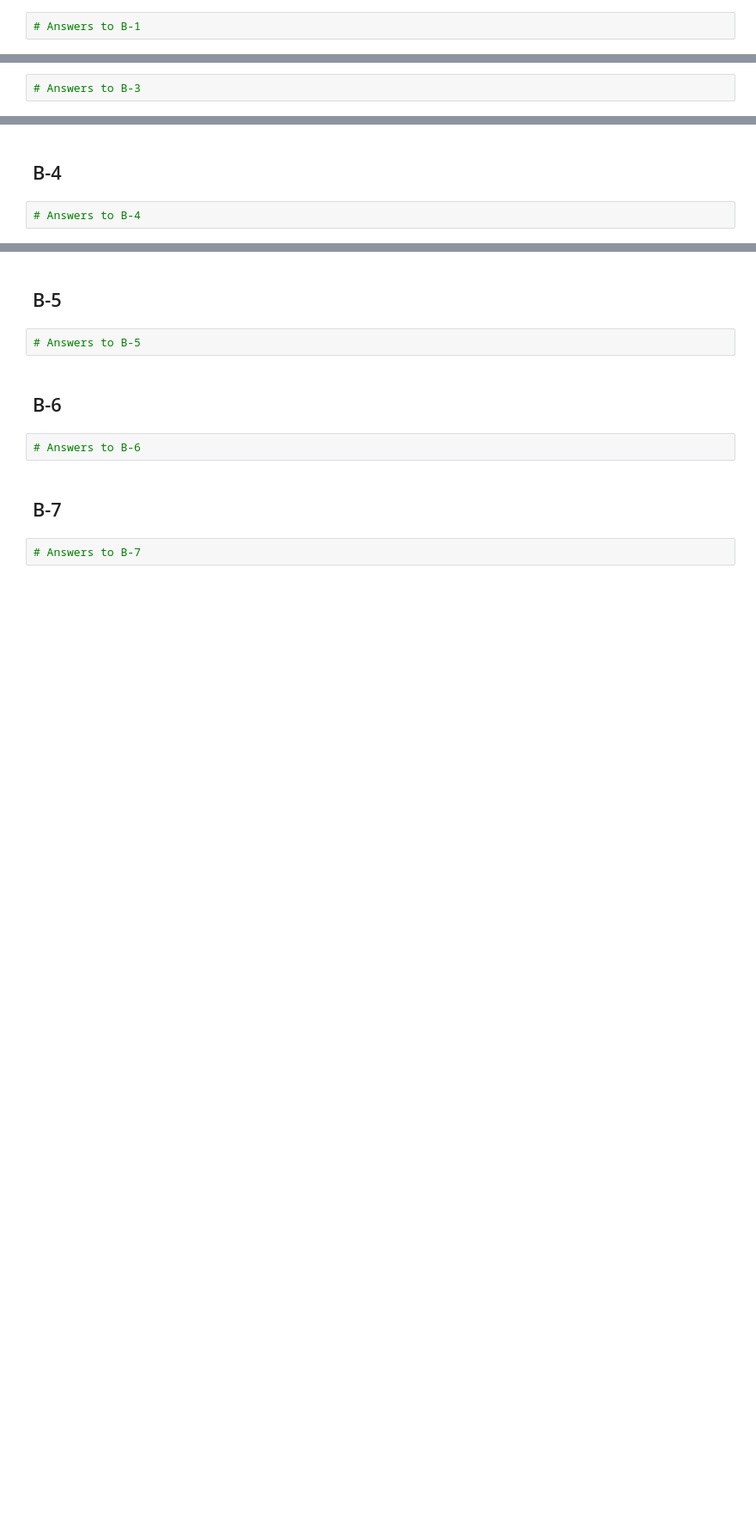
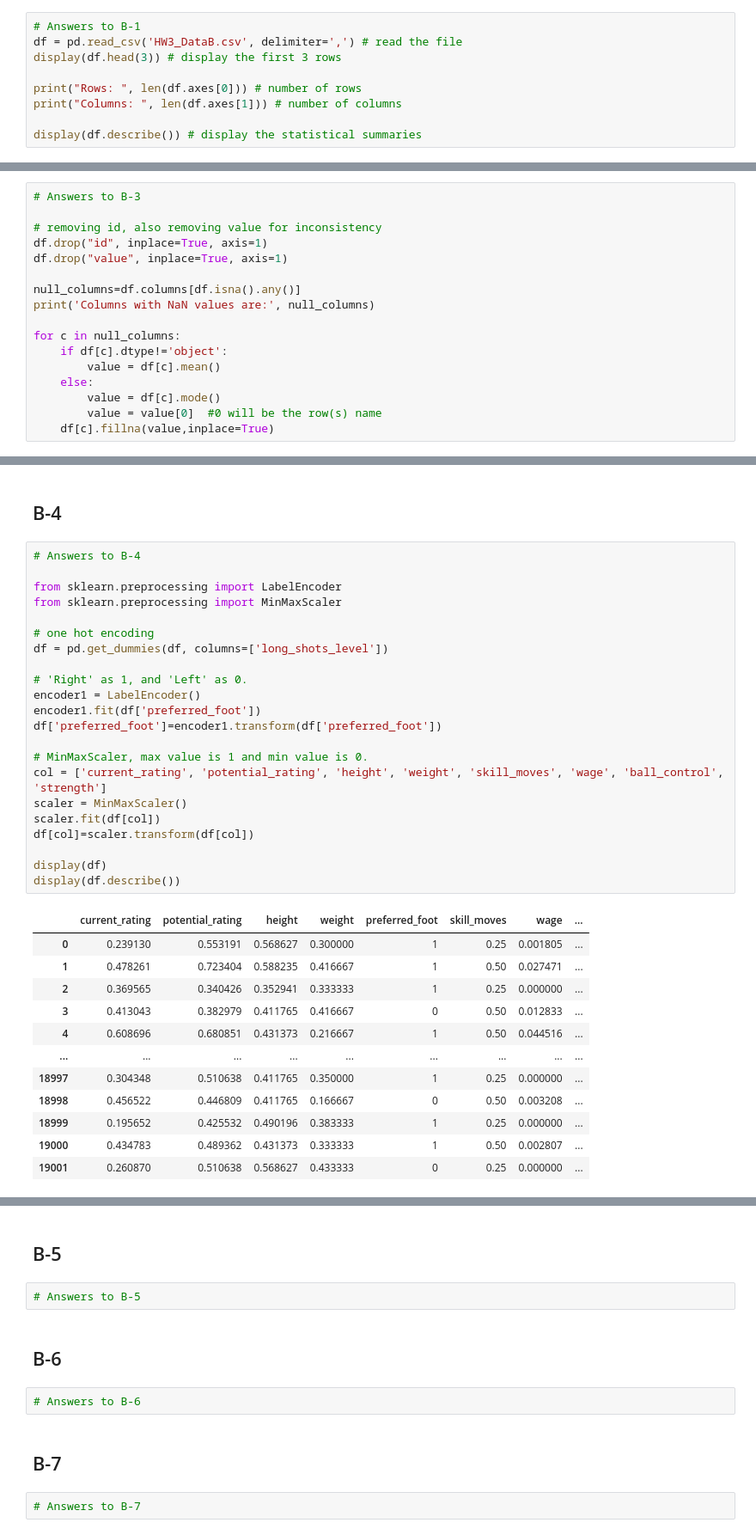
Before and after one commit to ABDULMOHSEEN-AlAli/ISE291_Project, a Jupyter notebook: Homework_3/Template HW-03.ipynb, the cells around one changed output, grey strips where cells are left out. Shown at 86% size. Saved outputs shown, nothing was run; the diff lists cells and outputs as text; blank space fills up the shorter version.

```diff
--- a/Homework_3/Template HW-03.ipynb
+++ b/Homework_3/Template HW-03.ipynb
@@ -150,3 +150,10 @@ df.head(7)
 ## B-1
 # %%
 # Answers to B-1
+df = pd.read_csv('HW3_DataB.csv', delimiter=',') # read the file
+display(df.head(3)) # display the first 3 rows
+
+print("Rows: ", len(df.axes[0])) # number of rows
+print("Columns: ", len(df.axes[1])) # number of columns
+
+display(df.describe()) # display the statistical summaries
@@ -158,3 +220,18 @@ df.head(7)
 ## B-3
 # %%
 # Answers to B-3
+
+# removing id, also removing value for inconsistency
+df.drop("id", inplace=True, axis=1)
+df.drop("value", inplace=True, axis=1)
+
+null_columns=df.columns[df.isna().any()]
+print('Columns with NaN values are:', null_columns)
+
+for c in null_columns:
+    if df[c].dtype!='object':
+        value = df[c].mean()
+    else:
+        value = df[c].mode()
+        value = value[0]  #0 will be the row(s) name
+    df[c].fillna(value,inplace=True)
@@ -162,3 +241,36 @@ df.head(7)
 ## B-4
 # %%
 # Answers to B-4
+
+from sklearn.preprocessing import LabelEncoder
+from sklearn.preprocessing import MinMaxScaler
+
+# one hot encoding
+df = pd.get_dummies(df, columns=['long_shots_level'])
+
+# 'Right' as 1, and 'Left' as 0.
+encoder1 = LabelEncoder()
+encoder1.fit(df['preferred_foot'])
+df['preferred_foot']=encoder1.transform(df['preferred_foot'])
+
+# MinMaxScaler, max value is 1 and min value is 0.
+col = ['current_rating', 'potential_rating', 'height', 'weight', 'skill_moves', 'wage', 'ball_control', 'strength']
+scaler = MinMaxScaler()
+scaler.fit(df[col])
+df[col]=scaler.transform(df[col])
+
+display(df)
+display(df.describe())
+# %% [output]
+|  | current_rating | potential_rating | height | weight | preferred_foot | skill_moves | wage | ... |
+| 0 | 0.239130 | 0.553191 | 0.568627 | 0.300000 | 1 | 0.25 | 0.001805 | ... |
+| 1 | 0.478261 | 0.723404 | 0.588235 | 0.416667 | 1 | 0.50 | 0.027471 | ... |
+| 2 | 0.369565 | 0.340426 | 0.352941 | 0.333333 | 1 | 0.25 | 0.000000 | ... |
+| 3 | 0.413043 | 0.382979 | 0.411765 | 0.416667 | 0 | 0.50 | 0.012833 | ... |
+| 4 | 0.608696 | 0.680851 | 0.431373 | 0.216667 | 1 | 0.50 | 0.044516 | ... |
+| ... | ... | ... | ... | ... | ... | ... | ... | ... |
+| 18997 | 0.304348 | 0.510638 | 0.411765 | 0.350000 | 1 | 0.25 | 0.000000 | ... |
+| 18998 | 0.456522 | 0.446809 | 0.411765 | 0.166667 | 0 | 0.50 | 0.003208 | ... |
+| 18999 | 0.195652 | 0.425532 | 0.490196 | 0.383333 | 1 | 0.25 | 0.000000 | ... |
+| 19000 | 0.434783 | 0.489362 | 0.431373 | 0.333333 | 1 | 0.50 | 0.002807 | ... |
+| 19001 | 0.260870 | 0.510638 | 0.568627 | 0.433333 | 0 | 0.25 | 0.000000 | ... |
```
Also changed, not shown: parts of 5 cells of this notebook.
